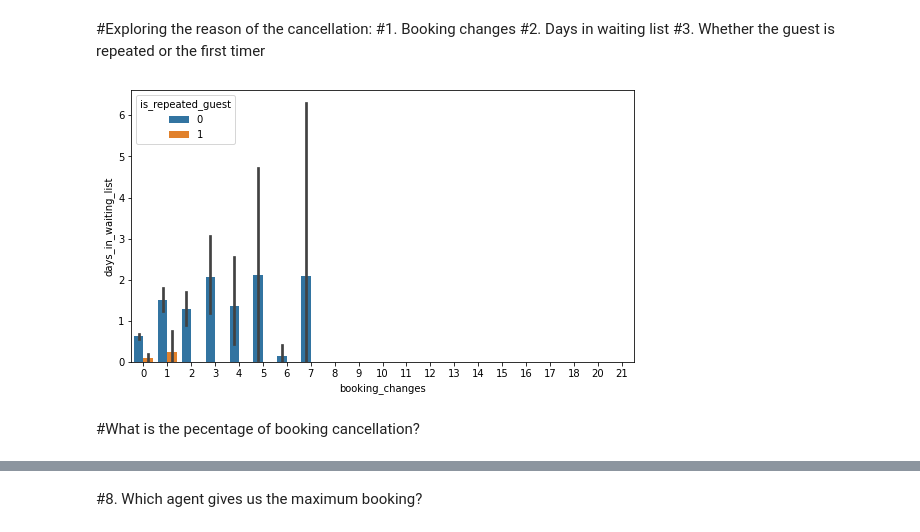
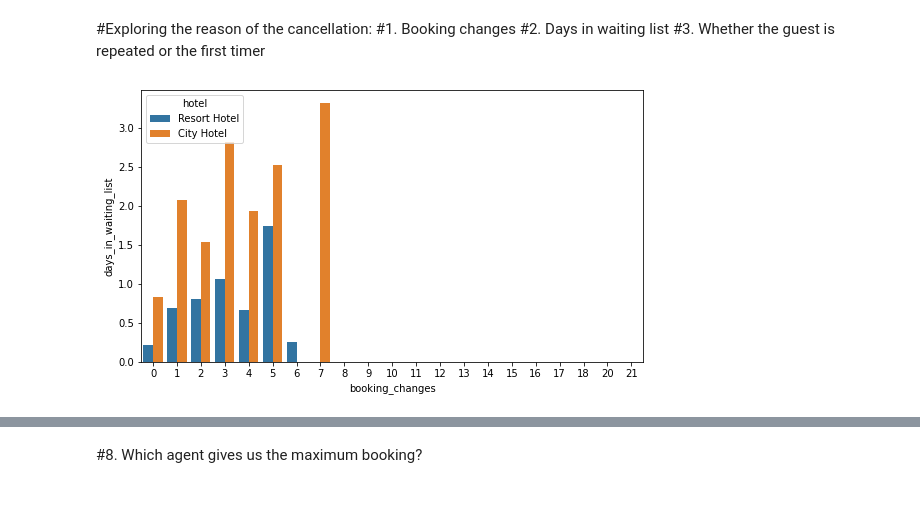
Before and after one commit to Priyanka40k/EDA_Hotel-Booking-Capston-Project, a Jupyter notebook: Copy_of_EDA_Hotel_booking_Q1.ipynb, the cells around one changed output, grey strips where cells are left out. Saved outputs shown, nothing was run; the diff lists cells and outputs as text; code cells hidden in the pictures; blank space fills up the shorter version.

```diff
--- a/Copy_of_EDA_Hotel_booking_Q1.ipynb
+++ b/Copy_of_EDA_Hotel_booking_Q1.ipynb
@@ -406,10 +536,8 @@ Customer type 'Transient' contributes the maximum bookings.
 # %%
 plt.figure(figsize= (9,5))
 sns.barplot(data= df,
             x= 'booking_changes',
             y = 'days_in_waiting_list',
-            hue = 'is_repeated_guest');
+            hue = 'hotel',ci = None);
 # %% [output]
-[figure, old version]
+[figure, new version]
-# %% [markdown]
-#What is the pecentage of booking cancellation?
```
Also changed, not shown: parts of 80 cells of this notebook.
